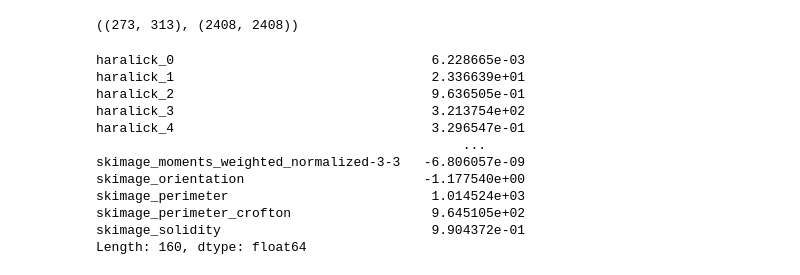
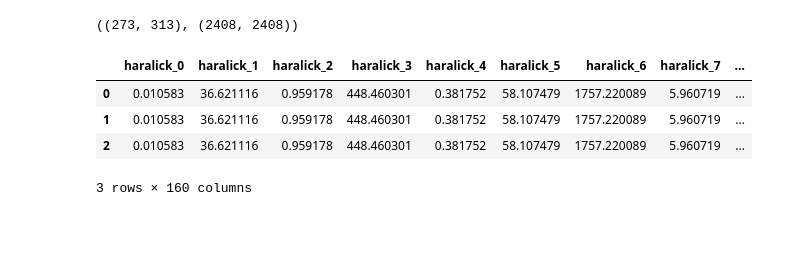
Before and after one commit to xing-lab-pitt/livecellx, a Jupyter notebook: notebooks/traj_feature.ipynb, the cells around one changed output. Saved outputs shown, nothing was run; the diff lists cells and outputs as text; code cells hidden in the pictures; blank space fills up the shorter version.

```diff
--- a/notebooks/traj_feature.ipynb
+++ b/notebooks/traj_feature.ipynb
@@ -47,18 +53,3 @@ sc_obj.get_contour_mask().shape, sc_obj.raw_img.shape
 # %%
 skimage_features = feature_extractors.compute_skimage_regionprops(sc_obj)
 sc_obj.add_feature("skimage", skimage_features)
-# %%
-sc_obj.get_all_feature_pd_series()
-# %% [output]
-haralick_0                                 6.228665e-03
-haralick_1                                 2.336639e+01
-haralick_2                                 9.636505e-01
-haralick_3                                 3.213754e+02
-haralick_4                                 3.296547e-01
-                                               ...
-skimage_moments_weighted_normalized-3-3   -6.806057e-09
-skimage_orientation                       -1.177540e+00
-skimage_perimeter                          1.014524e+03
-skimage_perimeter_crofton                  9.645105e+02
-skimage_solidity                           9.904372e-01
-Length: 160, dtype: float64
@@ -64,0 +61,17 @@ Length: 160, dtype: float64
+# %%
+feature_table = None
+for sc in traj:
+    feature_series = sc_obj.get_feature_pd_series()
+    if feature_table is None:
+        feature_table = pd.DataFrame(feature_series, columns=[str(sc.timeframe)])
+    else:
+        feature_table[str(sc.timeframe)] = feature_series
+feature_table = feature_table.transpose()
+# %%
+feature_table
+# %% [output]
+|  | haralick_0 | haralick_1 | haralick_2 | haralick_3 | haralick_4 | haralick_5 | haralick_6 | haralick_7 | ... |
+| 0 | 0.010583 | 36.621116 | 0.959178 | 448.460301 | 0.381752 | 58.107479 | 1757.220089 | 5.960719 | ... |
+| 1 | 0.010583 | 36.621116 | 0.959178 | 448.460301 | 0.381752 | 58.107479 | 1757.220089 | 5.960719 | ... |
+| 2 | 0.010583 | 36.621116 | 0.959178 | 448.460301 | 0.381752 | 58.107479 | 1757.220089 | 5.960719 | ... |
+3 rows × 160 columns
```
Also changed, not shown: parts of 5 cells of this notebook, 1 other file.
